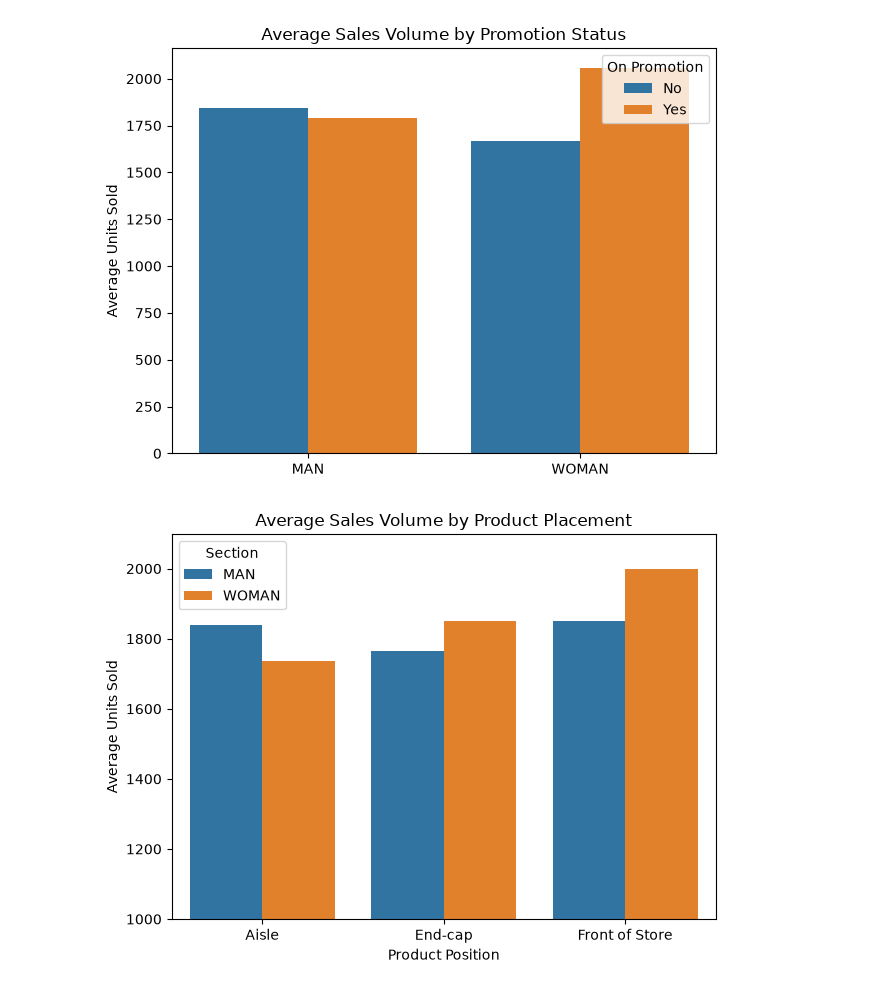
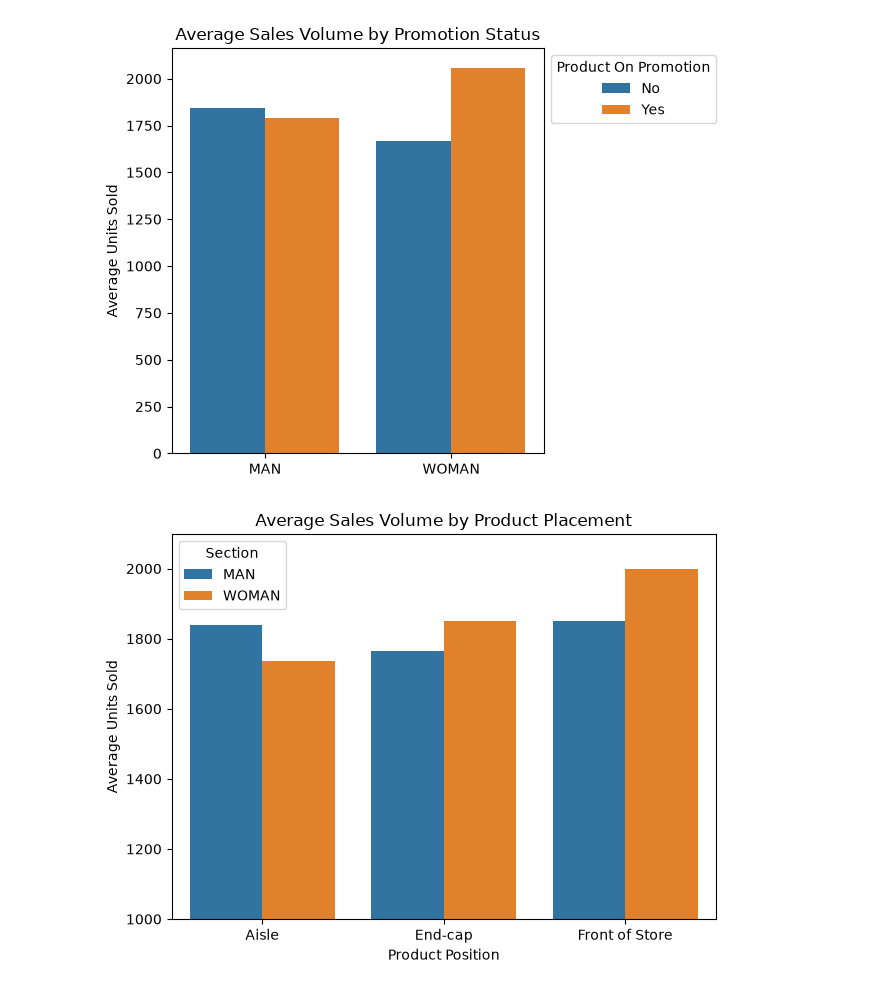
Before and after one commit to razika1211/data-analysis, a Jupyter notebook: notebooks/zara_analysis.ipynb, the cells around one changed output. Drawn from its saved outputs; the diff is of its cells as text; code cells hidden in the pictures.

```diff
--- a/notebooks/zara_analysis.ipynb
+++ b/notebooks/zara_analysis.ipynb
@@ -5,21 +5,22 @@ import seaborn as sns
 # %%
 df = pd.read_csv('/Users/razikarahman/projects/data-analysis/data/processed/zara_cleaned.csv', sep=",")
 # %%
-# Promotion vs Sales Volume
+# Promotion vs Sales Volume by Section
 
 promo_summary = df.groupby(["section", "promotion"]).agg(
     avg_sales=("sales_volume", "mean")
 ).reset_index()
 
 ax = sns.barplot(data=promo_summary, x="section", y="avg_sales", hue="promotion")
 ax.set_title("Average Sales Volume by Promotion Status")
 ax.set_ylabel("Average Units Sold")
 ax.set_xlabel("")
-ax.legend(title="On Promotion")
+ax.legend(title="Product On Promotion?")
+sns.move_legend(ax, "upper left", bbox_to_anchor=(1, 1))
 
 plt.tight_layout()
 plt.show()
 # %% [output]
-[figure, old version]
+[figure, new version]
 # %%
 # Product Placement vs Sales Volume
```
Also changed, not shown: parts of 3 cells of this notebook, 1 other file.
